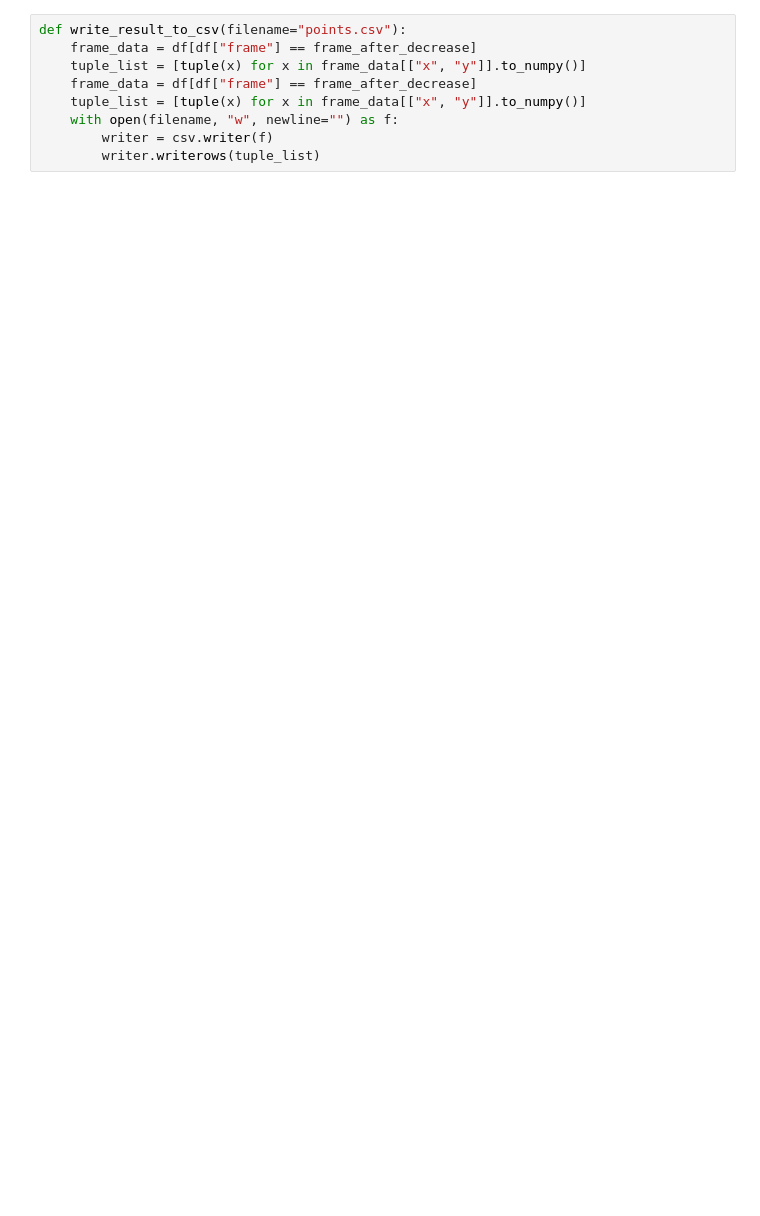
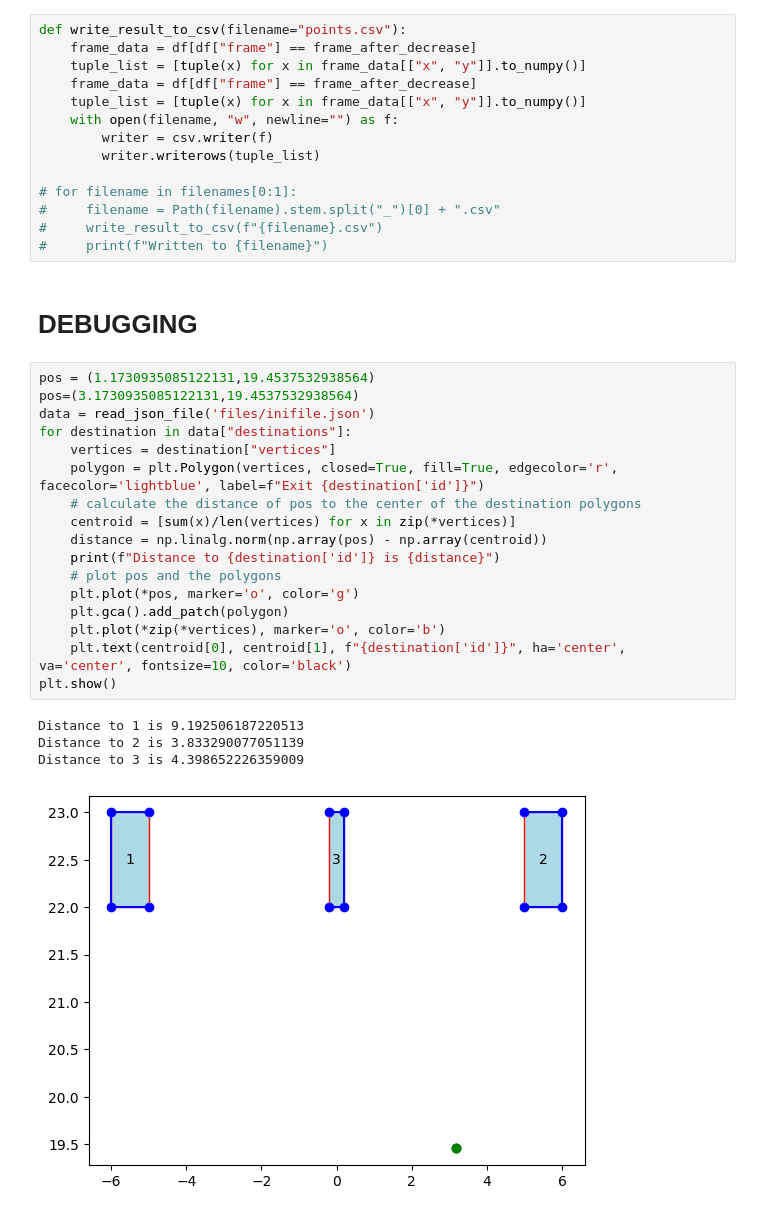
Before and after one commit to PedestrianDynamics/Motivation, a Jupyter notebook: positions.ipynb, the cells around one changed output. Saved outputs shown, nothing was run; the diff lists cells and outputs as text; blank space fills up the shorter version.

```diff
--- a/positions.ipynb
+++ b/positions.ipynb
@@ -140,3 +149,32 @@ def write_result_to_csv(filename="points.csv"):
     with open(filename, "w", newline="") as f:
         writer = csv.writer(f)
         writer.writerows(tuple_list)
+
+# for filename in filenames[0:1]:
+#     filename = Path(filename).stem.split("_")[0] + ".csv"
+#     write_result_to_csv(f"{filename}.csv")
+#     print(f"Written to {filename}")
+# %% [markdown]
+# DEBUGGING
+# %%
+pos = (1.1730935085122131,19.4537532938564)
+pos=(3.1730935085122131,19.4537532938564)
+data = read_json_file('files/inifile.json')
+for destination in data["destinations"]:
+    vertices = destination["vertices"]
+    polygon = plt.Polygon(vertices, closed=True, fill=True, edgecolor='r', facecolor='lightblue', label=f"Exit {destination['id']}")
+    # calculate the distance of pos to the center of the destination polygons
+    centroid = [sum(x)/len(vertices) for x in zip(*vertices)]
+    distance = np.linalg.norm(np.array(pos) - np.array(centroid))
+    print(f"Distance to {destination['id']} is {distance}")
+    # plot pos and the polygons
+    plt.plot(*pos, marker='o', color='g')
+    plt.gca().add_patch(polygon)
+    plt.plot(*zip(*vertices), marker='o', color='b')
+    plt.text(centroid[0], centroid[1], f"{destination['id']}", ha='center', va='center', fontsize=10, color='black')
+plt.show()
+# %% [output]
+Distance to 1 is 9.192506187220513
+Distance to 2 is 3.833290077051139
+Distance to 3 is 4.398652226359009
+[figure, added]
```
Also changed, not shown: parts of 11 cells of this notebook, 5 other files.
